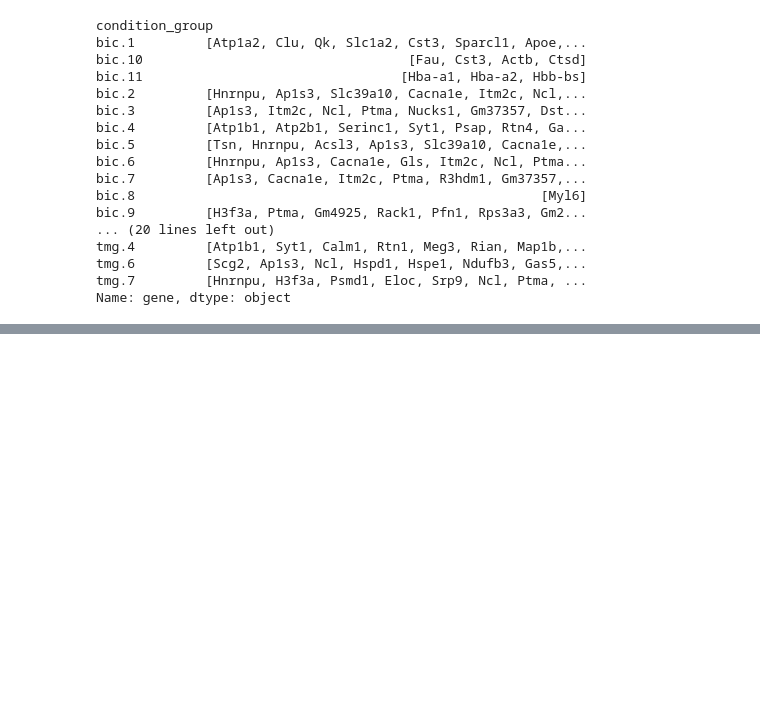
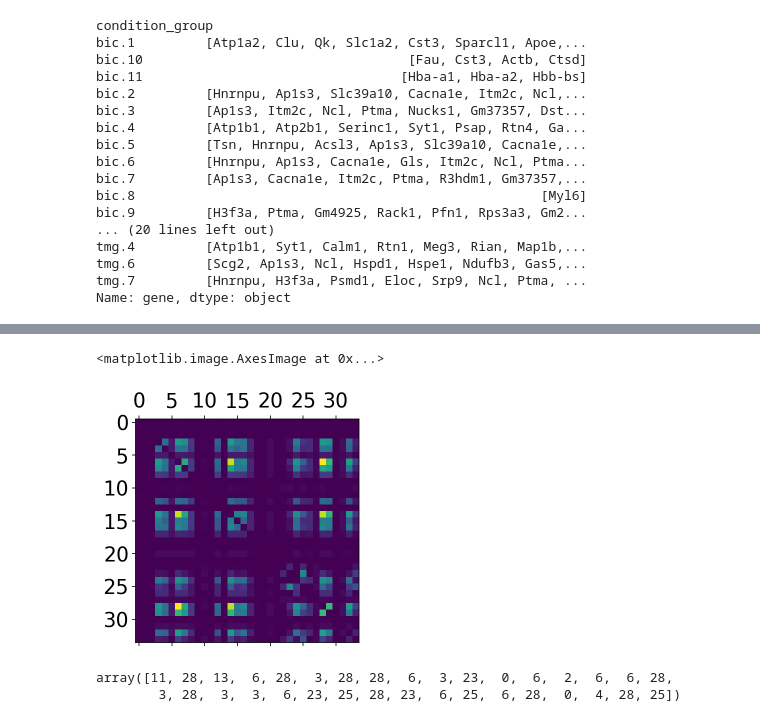
Before and after one commit to sbooeshaghi/azucar, a Jupyter notebook: analysis/brain/obs7/annotate.ipynb, the cells around one changed output, grey strips where cells are left out. Saved outputs shown, nothing was run; the diff lists cells and outputs as text; code cells hidden in the pictures; blank space fills up the shorter version.

```diff
--- a/analysis/brain/obs7/annotate.ipynb
+++ b/analysis/brain/obs7/annotate.ipynb
@@ -413,0 +419,10 @@ Name: gene, dtype: object
+# %%
+clusters = table.index.values
+# %%
+itx = np.zeros((len(clusters), len(clusters)))
+for i in range(len(clusters)):
+  for j in range(len(clusters)):
+    itx[i,j] = np.intersect1d(table[clusters[i]], table[clusters[j]]).shape[0]
+    # if clusters[i].split('.')[0] != clusters[j].split('.')[0]:
+    #   # i and j are not from the same condition
+    #   # check size of marker gene list intersection
@@ -413,0 +440,10 @@ Name: gene, dtype: object
+# %%
+plt.matshow(itx)
+# %% [output]
+<matplotlib.image.AxesImage at 0x...>
+[figure, added]
+# %%
+itx.argmax(1)
+# %% [output]
+array([11, 28, 13,  6, 28,  3, 28, 28,  6,  3, 23,  0,  6,  2,  6,  6, 28,
+        3, 28,  3,  3,  6, 23, 25, 28, 23,  6, 25,  6, 28,  0,  4, 28, 25])
```
Also changed, not shown: parts of 5 cells of this notebook.
